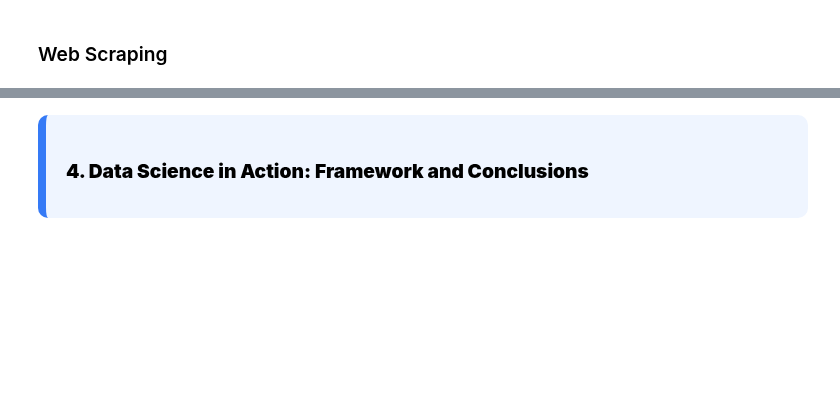
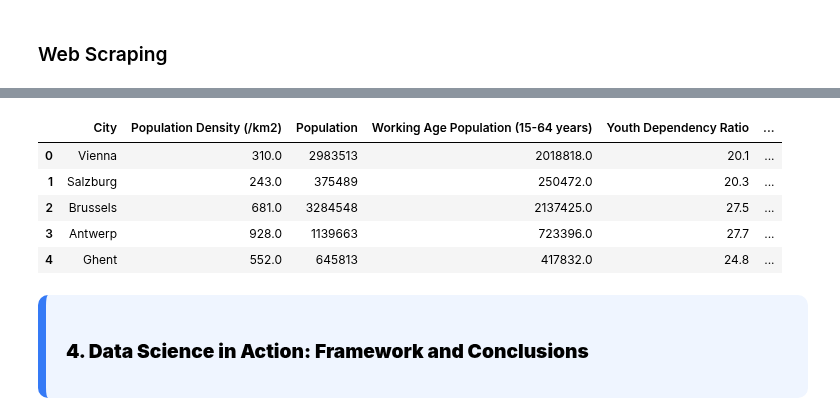
Before and after one commit to tiago2806/PDS_Project, a Jupyter notebook: ProjetoProg.ipynb, the cells around one changed output, grey strips where cells are left out. Drawn from its saved outputs; the diff is of its cells as text; code cells hidden in the pictures; blank space fills up the shorter version.

```diff
--- a/ProjetoProg.ipynb
+++ b/ProjetoProg.ipynb
@@ -863,0 +868,15 @@ list_of_coordinates
+# %%
+list = [{'City': 'Vienna', 'Coordinates': '48.20833°N 16.37250°E'},
+ {'City': 'Salzburg', 'Coordinates': '47.80000°N 13.04500°E'},
+ {'City': 'Brussels', 'Coordinates': '50.84667°N 4.35250°E'},
+ {'City': 'Antwerp', 'Coordinates': '51.21778°N 4.40028°E'},
+ {'City': 'Ghent', 'Coordinates': '51.05361°N 3.72528°E'}]
+dataset_2 = dataset.iloc[0:5].reset_index()
+dataset_2
+# %% [output]
+|  | City | Population Density (/km2) | Population | Working Age Population (15-64 years) | Youth Dependency Ratio | ... |
+| 0 | Vienna | 310.0 | 2983513 | 2018818.0 | 20.1 | ... |
+| 1 | Salzburg | 243.0 | 375489 | 250472.0 | 20.3 | ... |
+| 2 | Brussels | 681.0 | 3284548 | 2137425.0 | 27.5 | ... |
+| 3 | Antwerp | 928.0 | 1139663 | 723396.0 | 27.7 | ... |
+| 4 | Ghent | 552.0 | 645813 | 417832.0 | 24.8 | ... |
```
Also changed, not shown: parts of 5 cells of this notebook.
